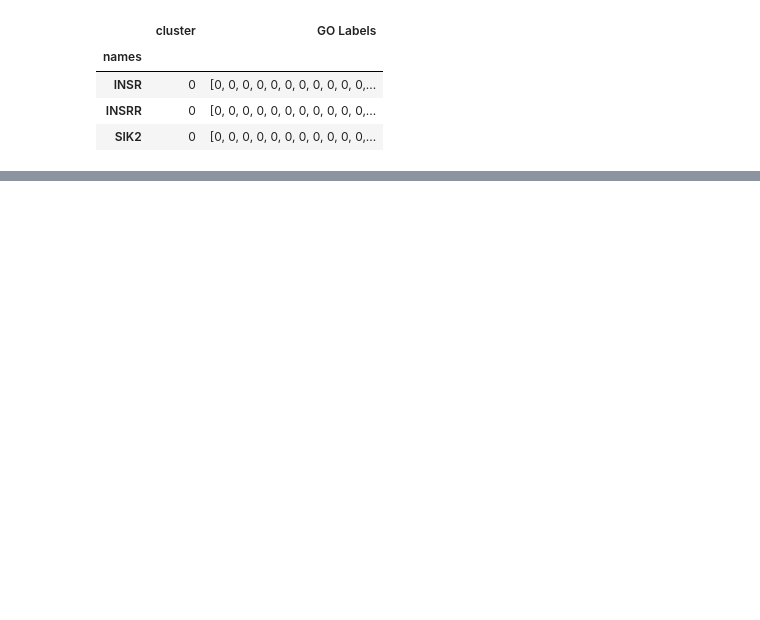
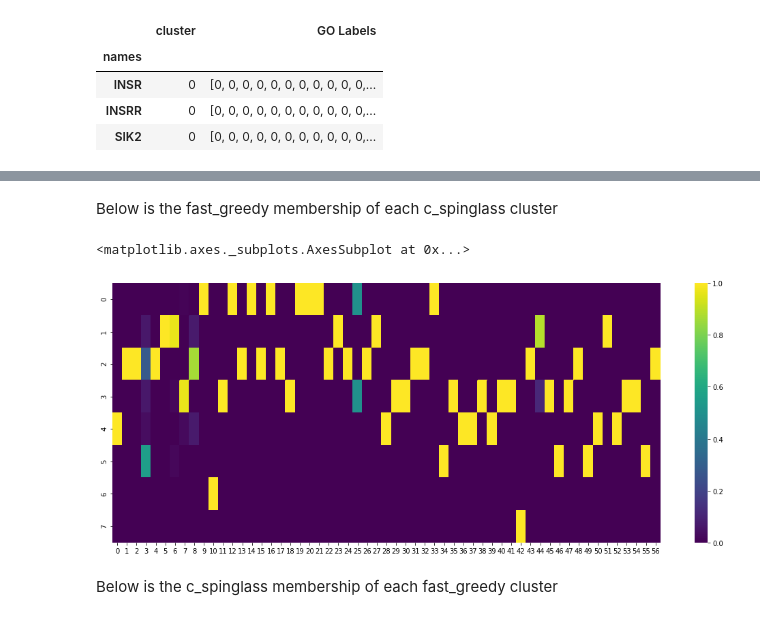
Before and after one commit to gomezlab/kinotypeClusteringAndRegression, a Jupyter notebook: goData/go_metrics_comparison_with_processes.ipynb, the cells around one changed output, grey strips where cells are left out. Cells and saved outputs as stored; diff of their text form; code cells hidden in the pictures; blank space fills up the shorter version.

```diff
--- a/goData/go_metrics_comparison_with_processes.ipynb
+++ b/goData/go_metrics_comparison_with_processes.ipynb
@@ -243,0 +284,3 @@ f_importances(coef=np.mean(get_svm_coeffs_for_cluster(svm, 56), axis=0), names=f
+# %%
+c_spinglass_clusters = pd.read_csv(cluster_dir+c_spinglass_file, sep = '\t')
+c_spinglass_clusters#.groupby('cluster')['names'].apply(len)
@@ -243,0 +345,22 @@ f_importances(coef=np.mean(get_svm_coeffs_for_cluster(svm, 56), axis=0), names=f
+# %%
+spin = c_spinglass_clusters.set_index('names')
+fast = pd.read_csv(cluster_dir+fast_greedy_file, sep='\t',index_col=0)
+# %% [markdown]
+Below is the fast_greedy membership of each c_spinglass cluster
+# %%
+import seaborn as sns
+from sklearn.metrics.cluster import contingency_matrix
+
+cont_mat = pd.DataFrame(contingency_matrix(fast, spin))
+#print(cont_mat.sum(axis=1))
+cont_mat = cont_mat.divide(other = cont_mat.sum(axis=0),axis = 1)
+
+fig, ax = plt.subplots(figsize=(18,7))
+
+ann = np.copy(cont_mat)
+sns.heatmap(cont_mat, ax=ax, cmap='viridis')
+# %% [output]
+<matplotlib.axes._subplots.AxesSubplot at 0x...>
+[figure, added]
+# %% [markdown]
+Below is the c_spinglass membership of each fast_greedy cluster
```
Also changed, not shown: parts of 28 cells of this notebook, 2 other files.
